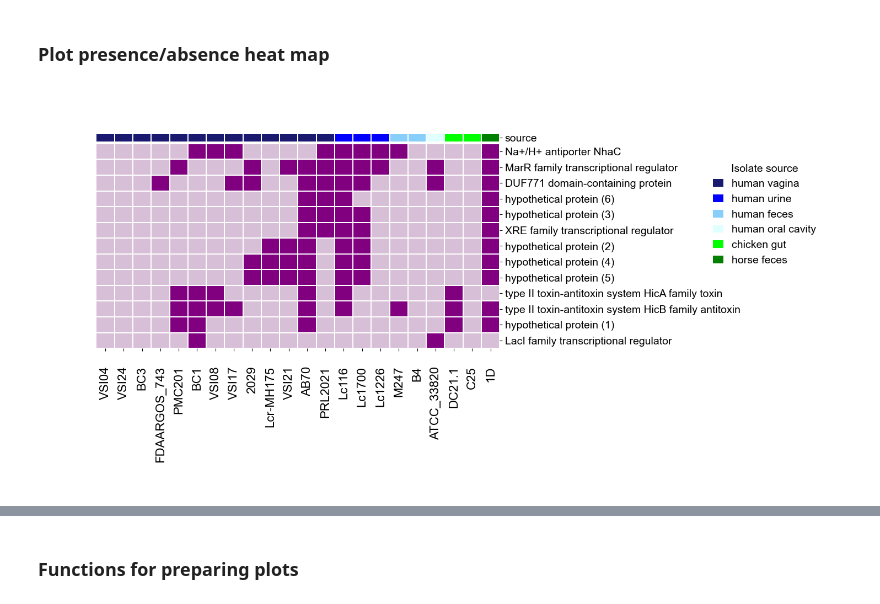
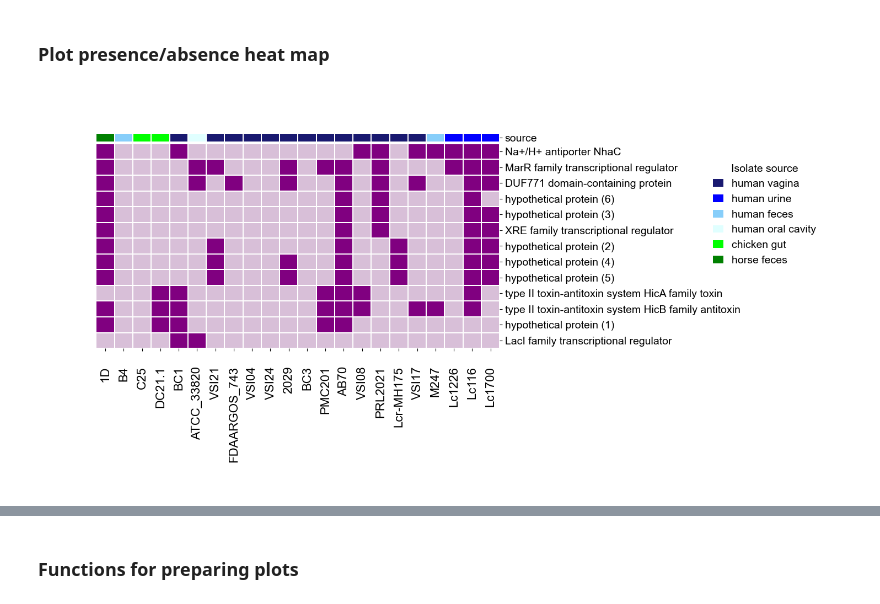
Before and after one commit to clairedubin/pangenome_cervical_dysplasia_analysis, a Jupyter notebook: cervical_dysplasia/microSLAM/NCBI_isolates/pyGenomeViz_plots_NCBI_isolates_5kb.ipynb, the cells around one changed output, grey strips where cells are left out. Cells and saved outputs as stored; diff of their text form; code cells hidden in the pictures.

```diff
--- a/cervical_dysplasia/microSLAM/NCBI_isolates/pyGenomeViz_plots_NCBI_isolates_5kb.ipynb
+++ b/cervical_dysplasia/microSLAM/NCBI_isolates/pyGenomeViz_plots_NCBI_isolates_5kb.ipynb
@@ -385,6 +370,45 @@ strain_order = [
  'C25',
   '1D',
 ]
+
+strain_order = [
+      '1D',
+  'B4',
+ 'C25',
+ 'DC21.1',
+
+    'BC1',
+'ATCC_33820',
+
+ 'VSI21',
+'FDAARGOS_743',
+
+
+      'VSI04',
+  'VSI24',
+ '2029',
+
+
+ 'BC3',
+    'PMC201',
+ 'AB70',
+
+
+
+     'VSI08',
+       'PRL2021',
+  'Lcr-MH175',
+
+  'VSI17',
+   'M247',
+
+
+    'Lc1226',
+     'Lc116',
+  'Lc1700',
+
+
+]
 # %%
 plt.style.use('tableau-colorblind10')
 plt.rcParams.update({'font.size': 14, 'font.family':'Arial'})
@@ -397,33 +421,33 @@ g = sns.clustermap(df.loc[strain_order].T, dendrogram_ratio=0.07, cbar_pos=None,
               row_cluster=False,
                    cmap=['thistle','purple'],
                   linewidths=0.03, colors_ratio=0.04)
 
 g.ax_heatmap.tick_params(axis='x', labelright=True,labelleft=False,
                         pad=20, labelsize=16)
 
 
 
 g.ax_heatmap.set_yticklabels([ann_dict_simple[x.get_text()] for x in g.ax_heatmap.get_yticklabels()], rotation=0)
 
 
 handles = [Patch(facecolor=lut[name]) for name in lut]
 plt.legend(handles, lut, title='Isolate source', frameon=False,
            bbox_to_anchor=(1.3, 1), bbox_transform=plt.gcf().transFigure,
              loc='upper right', handletextpad=0.5, handlelength=1,
              labelspacing=0.3)
 
 handles = [Patch(facecolor=lut[name]) for name in lut]
 plt.legend(handles, lut, title='Isolate source', frameon=False,
            bbox_to_anchor=(1.25, 0.86), ncols=1, handlelength=1, bbox_transform=plt.gcf().transFigure, loc='upper right')
 plt.xticks(fontsize=16)
 plt.ylabel('')
 plt.xlabel('')
 
 ax = plt.gca()
 
-fig_dir = '/Users/cdubin/VMGC_cervical_dysplasia_paper/figures/'
-plt.savefig(f'{fig_dir}/figure_5A.png', format='png', dpi=600,bbox_inches = "tight")
+fig_dir = '/Users/cdubin/Box/VMGC_cervical_dysplasia_paper/figures/'
+# plt.savefig(f'{fig_dir}/figure_5A.png', format='png', dpi=600,bbox_inches = "tight")
 
 plt.show()
 # %% [output]
-[figure, old version]
+[figure, new version]
```
Also changed, not shown: parts of 4 cells of this notebook, 1 other file.
